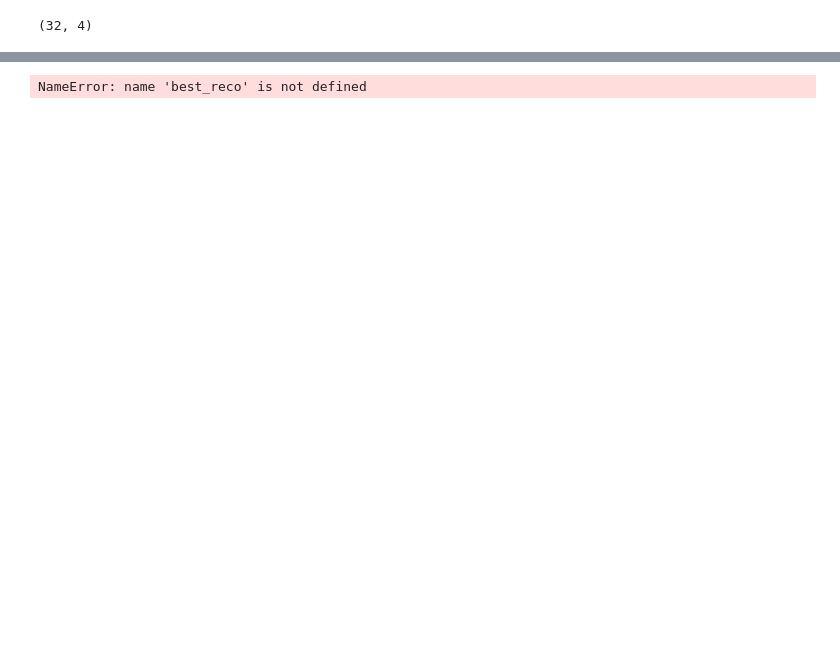
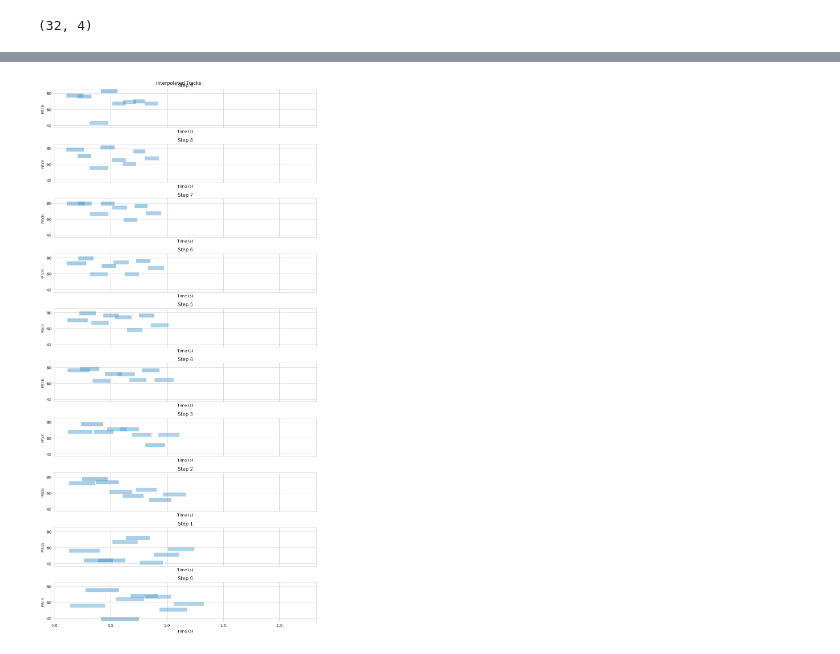
Before and after one commit to T04STER/MidiRepGen, a Jupyter notebook: tests_events.ipynb, the cells around one changed output, grey strips where cells are left out. Cells and saved outputs as stored; diff of their text form; code cells hidden in the pictures; blank space fills up the shorter version.

```diff
--- a/tests_events.ipynb
+++ b/tests_events.ipynb
@@ -660,9 +715,9 @@ def interpolate_latents(vae, noise1, noise2, steps=10, seq_length=16):
 
 
 
-def plot_interpolated_tracks(vae, latent_1, latent_2, steps=10, figsize=(10, 4)):
+def plot_interpolated_tracks(vae, latent_1, latent_2, steps=10, figsize=(10, 4), seq_len=8):
 
-    events = interpolate_latents(vae, latent_1, latent_2, steps=steps)
+    events = interpolate_latents(vae, latent_1, latent_2, steps=steps, seq_length=seq_len)
     fig, axs = plt.subplots(len(events), 1, figsize=figsize, sharex=True, sharey=True)
 
     for ax, event in zip(axs, events):
@@ -697,6 +752,6 @@ def get_best_reconstruction(vae, dataloader):
 noise1 = torch.randn(1, LATENT_DIM).cuda()
 noise2 = torch.randn(1, LATENT_DIM).cuda()
 # %%
-plot_interpolated_tracks(vae, best_reco, noise1, steps=4, figsize=(5, 5))
+plot_interpolated_tracks(vae, noise2, noise1, steps=10, figsize=(10, 20))
 # %% [output]
-NameError: name 'best_reco' is not defined
+[figure, added]
```
Also changed, not shown: parts of 19 cells of this notebook, 24 other files.
